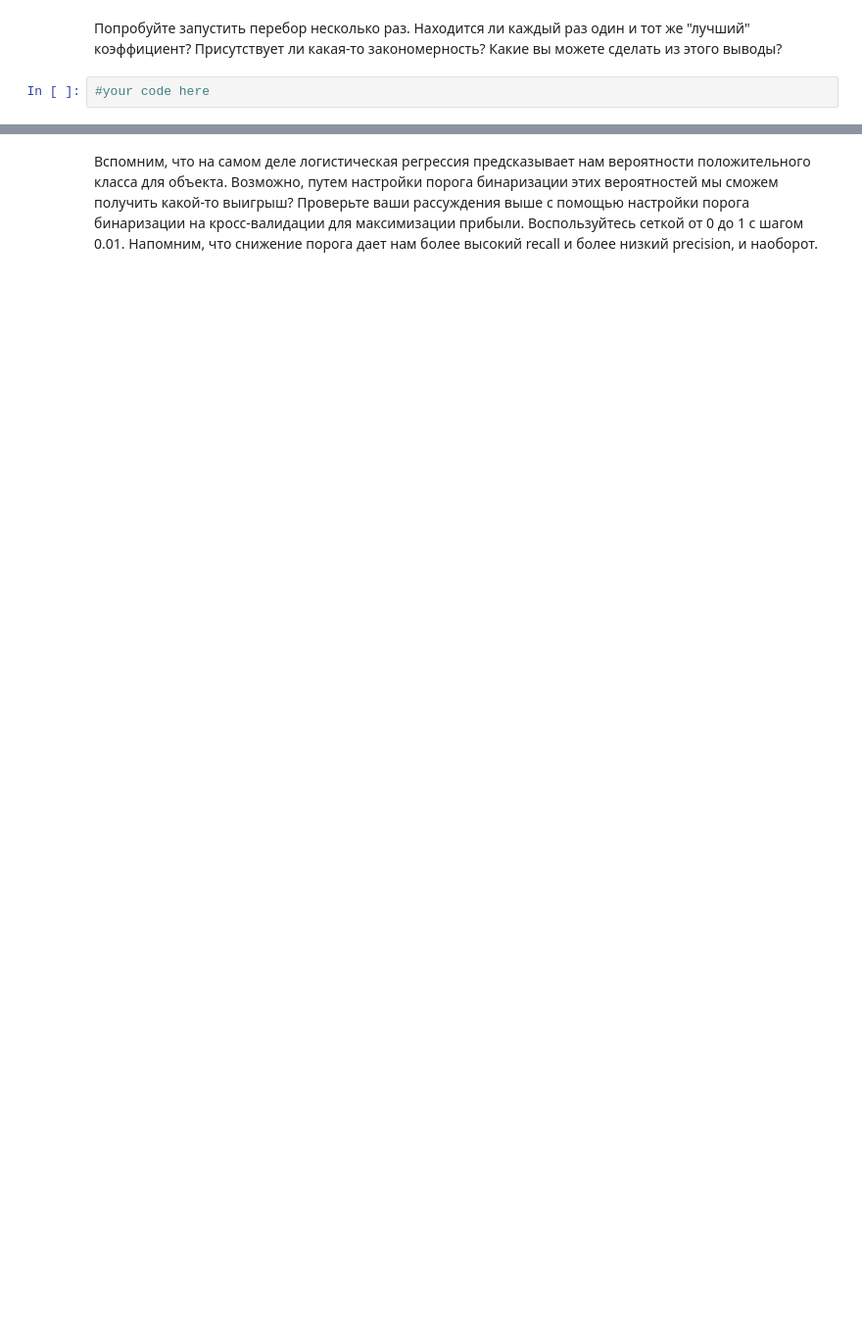
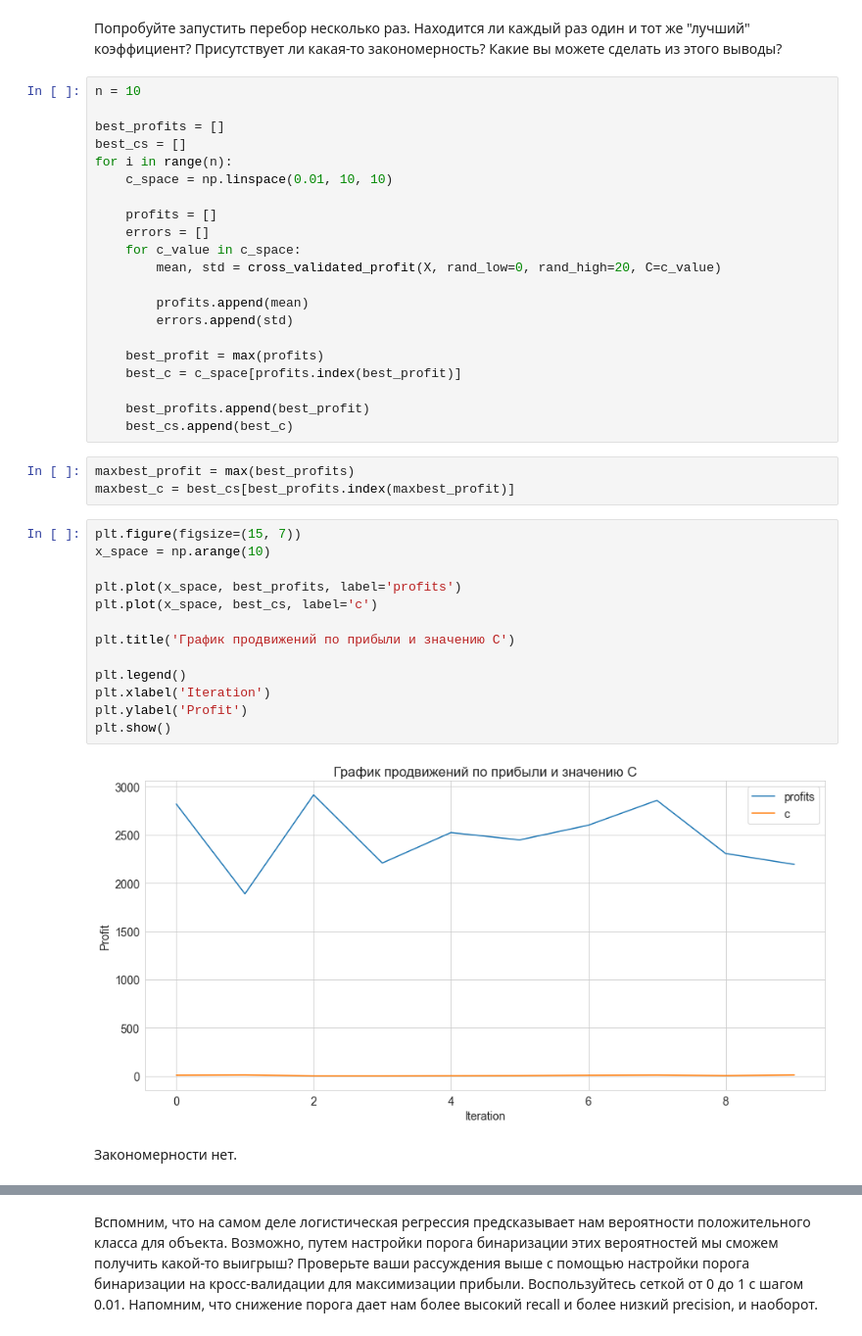
Before and after one commit to SciWake/Intermediate_education, a Jupyter notebook: Machine_learning/homeworks-practice/homework-practice-04-classification.ipynb, the cells around one changed output, grey strips where cells are left out. Shown at 98% size. Cells and saved outputs as stored; diff of their text form; blank space fills up the shorter version.

```diff
--- a/Machine_learning/homeworks-practice/homework-practice-04-classification.ipynb
+++ b/Machine_learning/homeworks-practice/homework-practice-04-classification.ipynb
@@ -1117,4 +1448,43 @@ __Задание 11 (1 балл).__ Допустим, работники ваш
 # %% [markdown]
 Попробуйте запустить перебор несколько раз. Находится ли каждый раз один и тот же "лучший" коэффициент? Присутствует ли какая-то закономерность? Какие вы можете сделать из этого выводы?
-# %%
-#your code here
+# %%
+n = 10
+
+best_profits = []
+best_cs = []
+for i in range(n):
+    c_space = np.linspace(0.01, 10, 10)
+
+    profits = []
+    errors = []
+    for c_value in c_space:
+        mean, std = cross_validated_profit(X, rand_low=0, rand_high=20, C=c_value)
+
+        profits.append(mean)
+        errors.append(std)
+
+    best_profit = max(profits)
+    best_c = c_space[profits.index(best_profit)]
+
+    best_profits.append(best_profit)
+    best_cs.append(best_c)
+# %%
+maxbest_profit = max(best_profits)
+maxbest_c = best_cs[best_profits.index(maxbest_profit)]
+# %%
+plt.figure(figsize=(15, 7))
+x_space = np.arange(10)
+
+plt.plot(x_space, best_profits, label='profits')
+plt.plot(x_space, best_cs, label='c')
+
+plt.title('График продвижений по прибыли и значению C')
+
+plt.legend()
+plt.xlabel('Iteration')
+plt.ylabel('Profit')
+plt.show()
+# %% [output]
+[figure, added]
+# %% [markdown]
+Закономерности нет.
```
Also changed, not shown: parts of 120 cells of this notebook.
